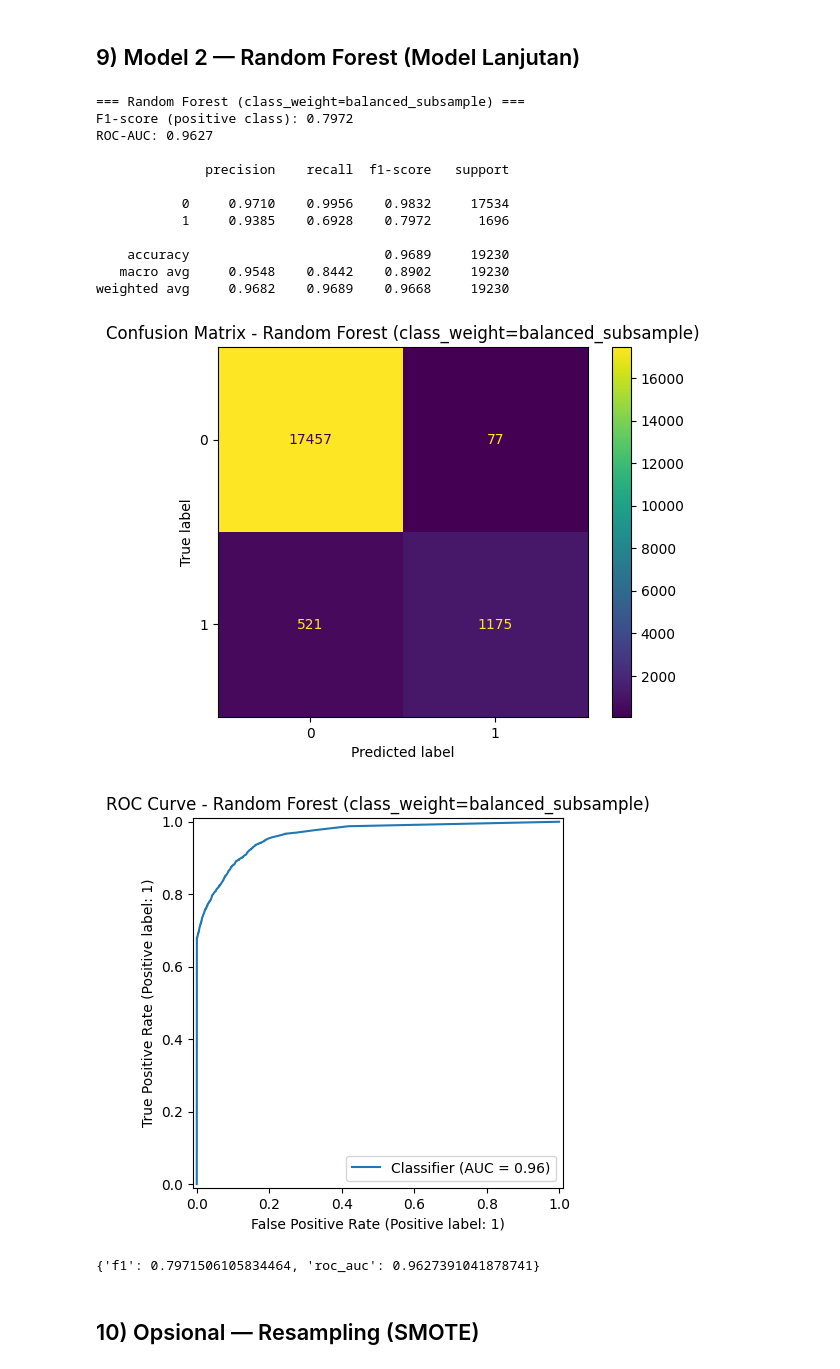
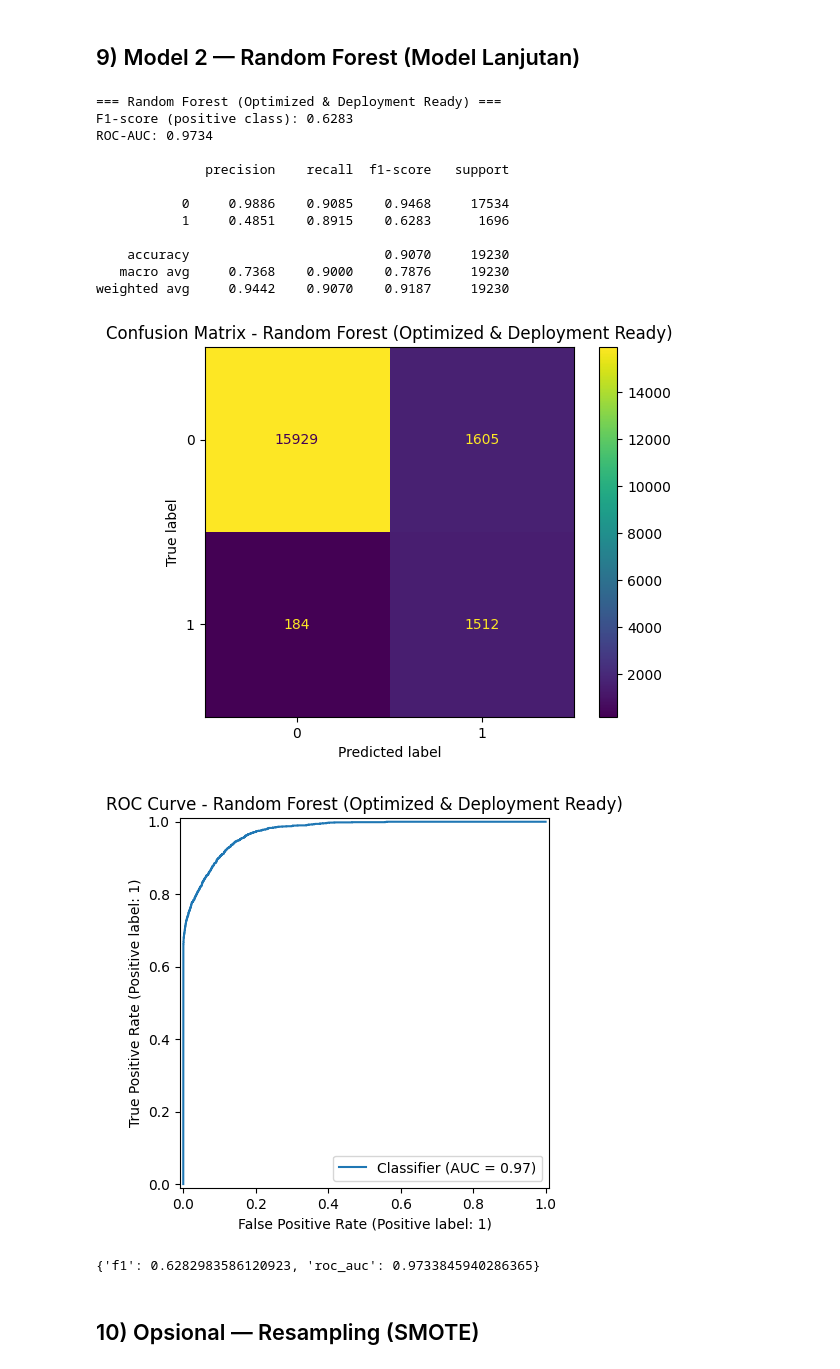
Before and after one commit to RahmaFauzi33/Prediksi-Diabetess, a Jupyter notebook: Diabetes_LR_vs_RF.ipynb, the cells around one changed output. Saved outputs shown, nothing was run; the diff lists cells and outputs as text; code cells hidden in the pictures.

```diff
--- a/Diabetes_LR_vs_RF.ipynb
+++ b/Diabetes_LR_vs_RF.ipynb
@@ -269,37 +269,50 @@ weighted avg     0.9375    0.8846    0.9015     19230
 # %% [markdown]
 ## 9) Model 2 — Random Forest (Model Lanjutan)
 # %%
+from sklearn.ensemble import RandomForestClassifier
+from sklearn.pipeline import Pipeline
+
 rf_clf = RandomForestClassifier(
-    n_estimators=300,
+    n_estimators=120,          # 🔽 dari 300 → jauh lebih kecil
+    max_depth=10,              # 🔽 batasi kedalaman tree
+    min_samples_leaf=5,        # 🔽 kurangi kompleksitas
+    max_features="sqrt",       # standar RF, lebih ringan
     random_state=RANDOM_STATE,
     n_jobs=-1,
     class_weight="balanced_subsample"
 )
 
 pipe_rf = Pipeline(steps=[
     ("preprocess", preprocess_rf),
     ("model", rf_clf)
 ])
 
 pipe_rf.fit(X_train, y_train)
-metrics_rf = evaluate_model(pipe_rf, X_test, y_test, title="Random Forest (class_weight=balanced_subsample)")
+
+metrics_rf = evaluate_model(
+    pipe_rf,
+    X_test,
+    y_test,
+    title="Random Forest (Optimized & Deployment Ready)"
+)
+
 metrics_rf
 # %% [output]
-=== Random Forest (class_weight=balanced_subsample) ===
-F1-score (positive class): 0.7972
-ROC-AUC: 0.9627
+=== Random Forest (Optimized & Deployment Ready) ===
+F1-score (positive class): 0.6283
+ROC-AUC: 0.9734
 
               precision    recall  f1-score   support
 
-           0     0.9710    0.9956    0.9832     17534
-           1     0.9385    0.6928    0.7972      1696
+           0     0.9886    0.9085    0.9468     17534
+           1     0.4851    0.8915    0.6283      1696
 
-    accuracy                         0.9689     19230
-   macro avg     0.9548    0.8442    0.8902     19230
-weighted avg     0.9682    0.9689    0.9668     19230
+    accuracy                         0.9070     19230
+   macro avg     0.7368    0.9000    0.7876     19230
+weighted avg     0.9442    0.9070    0.9187     19230
-[figure, old version]
+[figure, new version]
-[figure, old version]
+[figure, new version]
-{'f1': 0.7971506105834464, 'roc_auc': 0.9627391041878741}
+{'f1': 0.6282983586120923, 'roc_auc': 0.9733845940286365}
 # %% [markdown]
 ## 10) Opsional — Resampling (SMOTE)
 # %%
```
Also changed, not shown: parts of 5 cells of this notebook.
